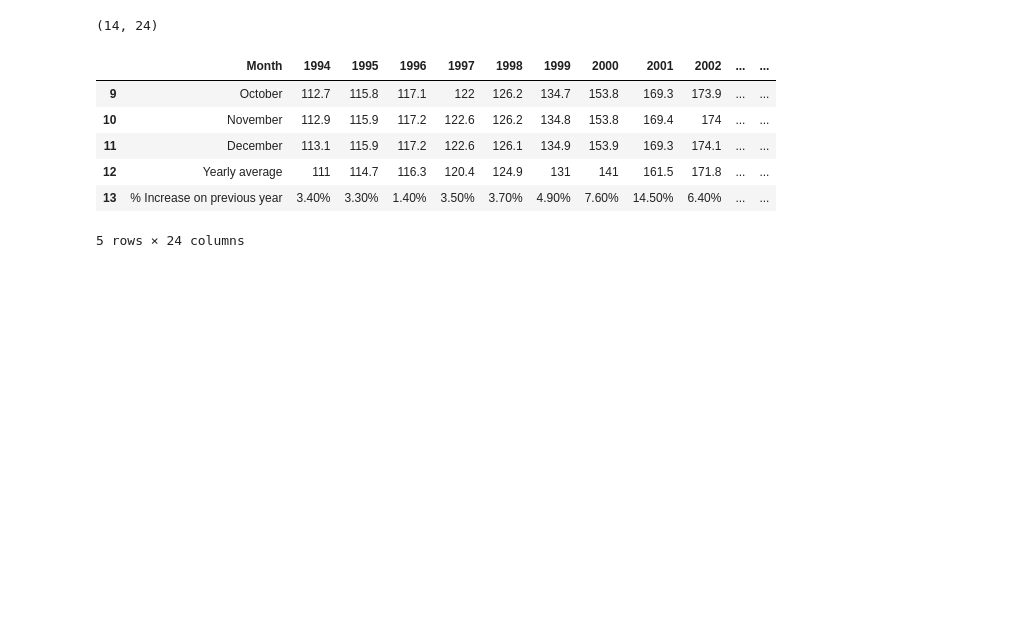
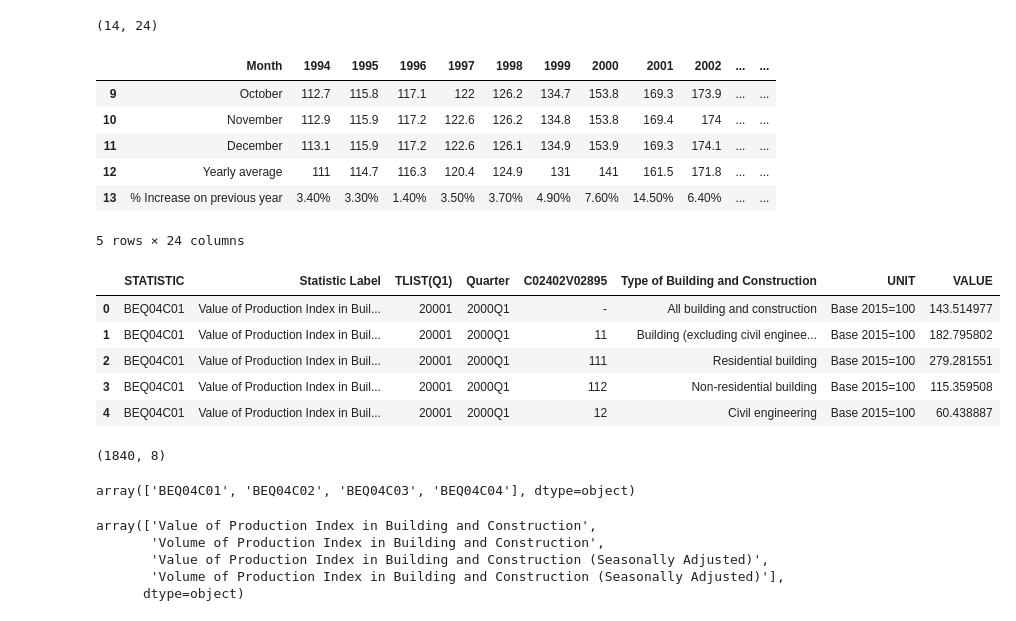
Before and after one commit to sbs23010/msc-da-sem1-ca2, a Jupyter notebook: data-exploration.ipynb, the cells around one changed output. Drawn from its saved outputs; the diff is of its cells as text; code cells hidden in the pictures; blank space fills up the shorter version.

Commit message:
Explored total production indices and played with visualization

```diff
--- a/data-exploration.ipynb
+++ b/data-exploration.ipynb
@@ -31,3 +33,33 @@ nhci_df.tail()
 | 12 | Yearly average | 111 | 114.7 | 116.3 | 120.4 | 124.9 | 131 | 141 | 161.5 | 171.8 | ... | ... |
 | 13 | % Increase on previous year | 3.40% | 3.30% | 1.40% | 3.50% | 3.70% | 4.90% | 7.60% | 14.50% | 6.40% | ... | ... |
 5 rows × 24 columns
+# %%
+# Source: https://data.gov.ie/dataset/beq04-onstruction-sector-base-2015100-by-type-of-building-and-construction-year-and-statistic-fb86?package_type=dataset
+# License: Creative Commons Attribution 4.0
+#Accessed: 27 April 2023
+total_production_indices_df = pd.read_csv("https://ws.cso.ie/public/api.restful/PxStat.Data.Cube_API.ReadDataset/BEQ04/CSV/1.0/en")
+# %%
+total_production_indices_df.head()
+# %% [output]
+|  | STATISTIC | Statistic Label | TLIST(Q1) | Quarter | C02402V02895 | Type of Building and Construction | UNIT | VALUE |
+| 0 | BEQ04C01 | Value of Production Index in Buil... | 20001 | 2000Q1 | - | All building and construction | Base 2015=100 | 143.514977 |
+| 1 | BEQ04C01 | Value of Production Index in Buil... | 20001 | 2000Q1 | 11 | Building (excluding civil enginee... | Base 2015=100 | 182.795802 |
+| 2 | BEQ04C01 | Value of Production Index in Buil... | 20001 | 2000Q1 | 111 | Residential building | Base 2015=100 | 279.281551 |
+| 3 | BEQ04C01 | Value of Production Index in Buil... | 20001 | 2000Q1 | 112 | Non-residential building | Base 2015=100 | 115.359508 |
+| 4 | BEQ04C01 | Value of Production Index in Buil... | 20001 | 2000Q1 | 12 | Civil engineering | Base 2015=100 | 60.438887 |
+# %%
+total_production_indices_df.shape
+# %% [output]
+(1840, 8)
+# %%
+total_production_indices_df['STATISTIC'].unique()
+# %% [output]
+array(['BEQ04C01', 'BEQ04C02', 'BEQ04C03', 'BEQ04C04'], dtype=object)
+# %%
+total_production_indices_df['Statistic Label'].unique()
+# %% [output]
+array(['Value of Production Index in Building and Construction',
+       'Volume of Production Index in Building and Construction',
+       'Value of Production Index in Building and Construction (Seasonally Adjusted)',
+       'Volume of Production Index in Building and Construction (Seasonally Adjusted)'],
+      dtype=object)
```
Also changed, not shown: parts of 6 cells of this notebook.
